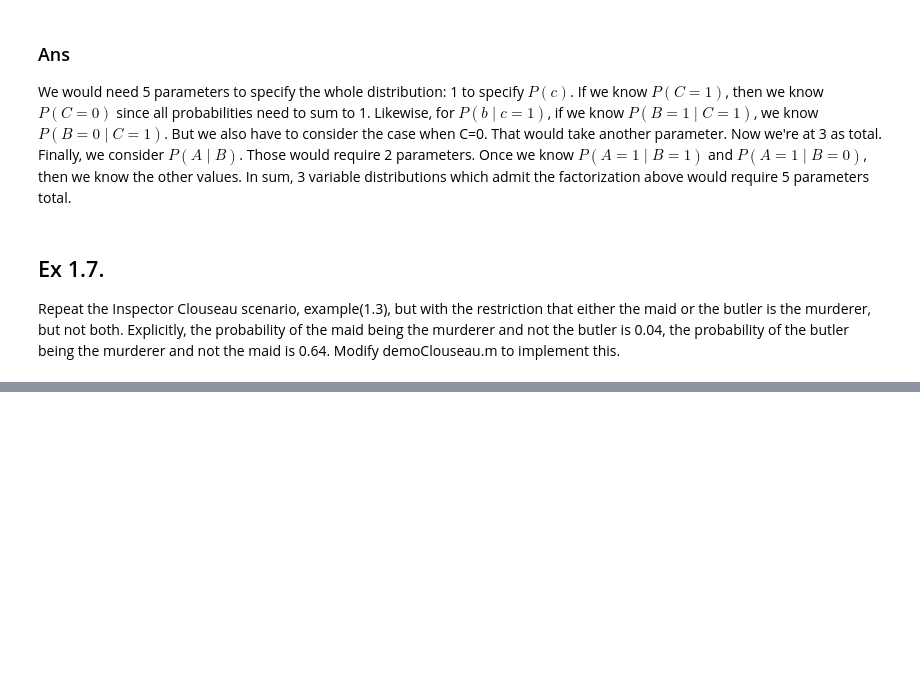
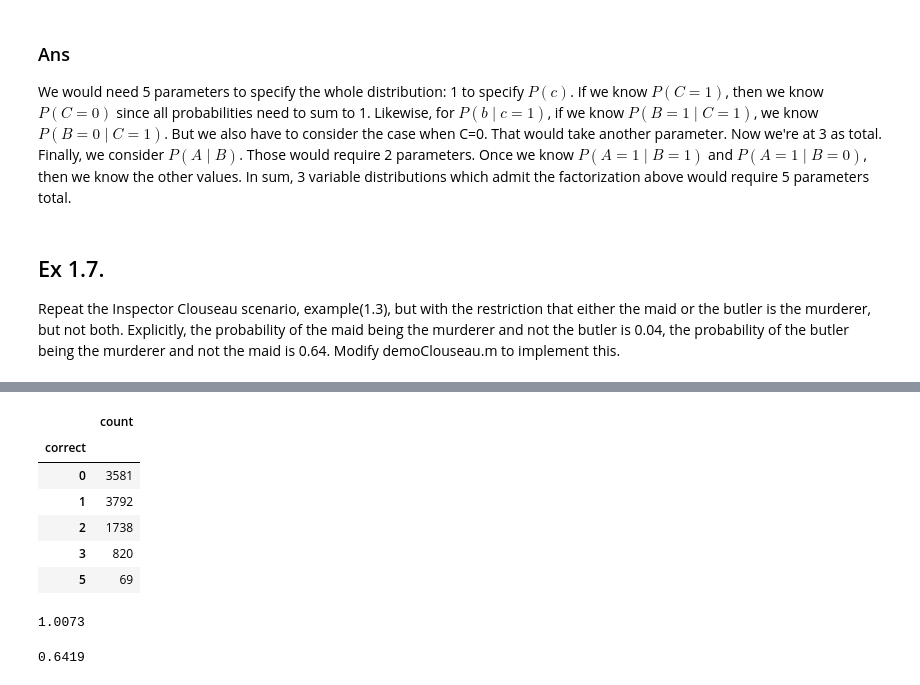
Before and after one commit to Edderic/BRML, a Jupyter notebook: solutions/ch-1.ipynb, the cells around one changed output, grey strips where cells are left out. Drawn from its saved outputs; the diff is of its cells as text; code cells hidden in the pictures; blank space fills up the shorter version.

```diff
--- a/solutions/ch-1.ipynb
+++ b/solutions/ch-1.ipynb
@@ -428,0 +434,28 @@ The "skill" involved in playing this lottery is figuring out what set of numbers
+# %%
+num_sims = 10_000
+actual = np.tile(np.array([1,2,3,4,5]), (num_sims,1))
+medium_guess = np.tile(np.array([1,2,3,4,5]), (num_sims,1))
+
+for i in range(num_sims):
+    np.random.shuffle(actual[i])
+    np.random.shuffle(medium_guess[i])
+# %%
+pd.DataFrame({'correct': (actual == medium_guess).sum(axis=1), 'count': 0}).groupby('correct').count()
+# %% [output]
+|  | count |
+| correct |  |
+| 0 | 3581 |
+| 1 | 3792 |
+| 2 | 1738 |
+| 3 | 820 |
+| 5 | 69 |
+# %%
+# On average, we should expect the medium to get one guess correctly.
+(actual == medium_guess).sum(axis=1).mean()
+# %% [output]
+1.0073
+# %%
+The probability that the medium will obtain at least 1 correct match
+((actual == medium_guess).sum(axis=1) >= 1).sum() / num_sims
+# %% [output]
+0.6419
```
Also changed, not shown: parts of 53 cells of this notebook.
